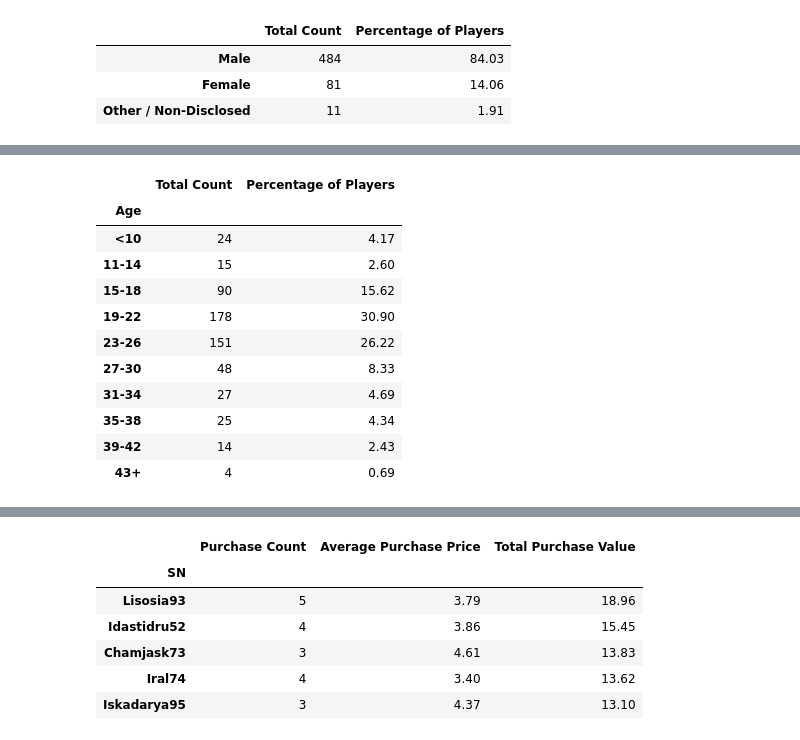
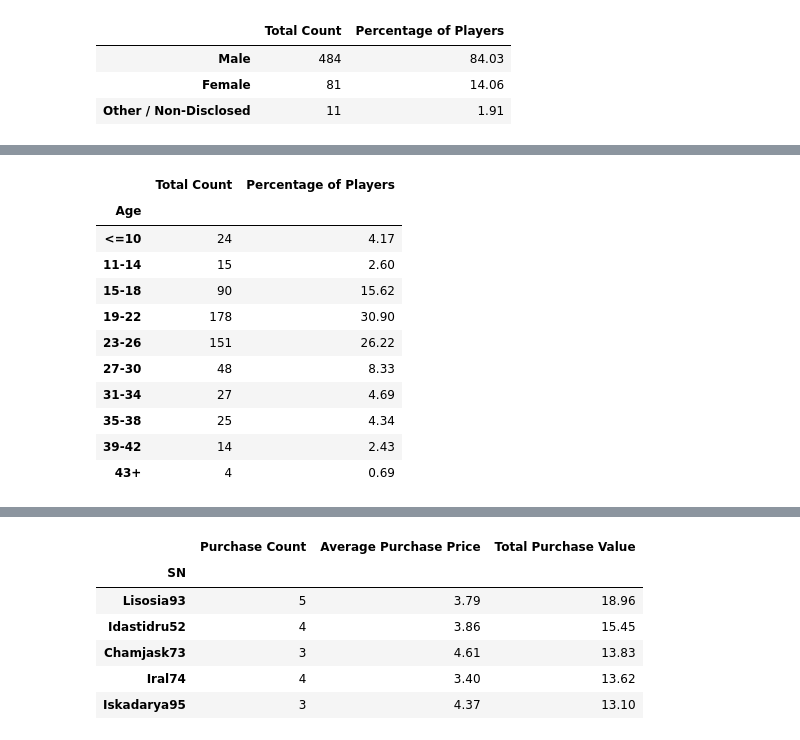
Before and after one commit to ramsun/Microtransaction-Data-Exploration, a Jupyter notebook: Pandas - Heroes of Pymoli Analysis.ipynb, the cells around one changed output, grey strips where cells are left out. Saved outputs shown, nothing was run; the diff lists cells and outputs as text; code cells hidden in the pictures.

```diff
--- a/Pandas - Heroes of Pymoli Analysis.ipynb
+++ b/Pandas - Heroes of Pymoli Analysis.ipynb
@@ -129,29 +129,29 @@ display(HTML(purchasing_analysis_df.to_html()))
 | Other / Non-Disclosed | 15 | 3.35 | 50.19 | 4.56 |
 # %%
 # Age demographics
-# Potentially age bin labels are off by one
+# Come up with demographics data based on the number of unique users
 
 # create the bins and labels
 bins = [0,10,14,18,22,26,30,34,38,42,100]
-age_ranges = ["<10", "11-14", "15-18", "19-22", "23-26","27-30", "31-34", "35-38", "39-42", "43+"]
+age_ranges = ["<=10", "11-14", "15-18", "19-22", "23-26","27-30", "31-34", "35-38", "39-42", "43+"]
 
 # create a new data frame that only keeps the purchases from unique users
 unique_SN_df = raw_df
 unique_SN_df = unique_SN_df.drop_duplicates(subset = 'SN', keep = 'first')
 
 # create an age demographics report based off of the unique SN data frame
 age_demographics_df = unique_SN_df.groupby(pd.cut(unique_SN_df["Age"], bins,labels = age_ranges))
 age_demographics_df = age_demographics_df.count()
 age_demographics_df = age_demographics_df.drop(columns = ['SN', 'Age','Gender','Item ID','Item Name','Price'])
 age_demographics_df = age_demographics_df.rename(columns = {"Purchase ID":"Total Count"})
 age_demographics_df["Percentage of Players"] = round(age_demographics_df["Total Count"] / player_count * 100,2)
 
 # output to notebook
-display(HTML(age_demographics_df.to_html()))
+age_demographics_df
 # %% [output]
 |  | Total Count | Percentage of Players |
 | Age |  |  |
-| <10 | 24 | 4.17 |
+| <=10 | 24 | 4.17 |
 | 11-14 | 15 | 2.60 |
 | 15-18 | 90 | 15.62 |
 | 19-22 | 178 | 30.90 |
```
Also changed, not shown: parts of 9 cells of this notebook.
